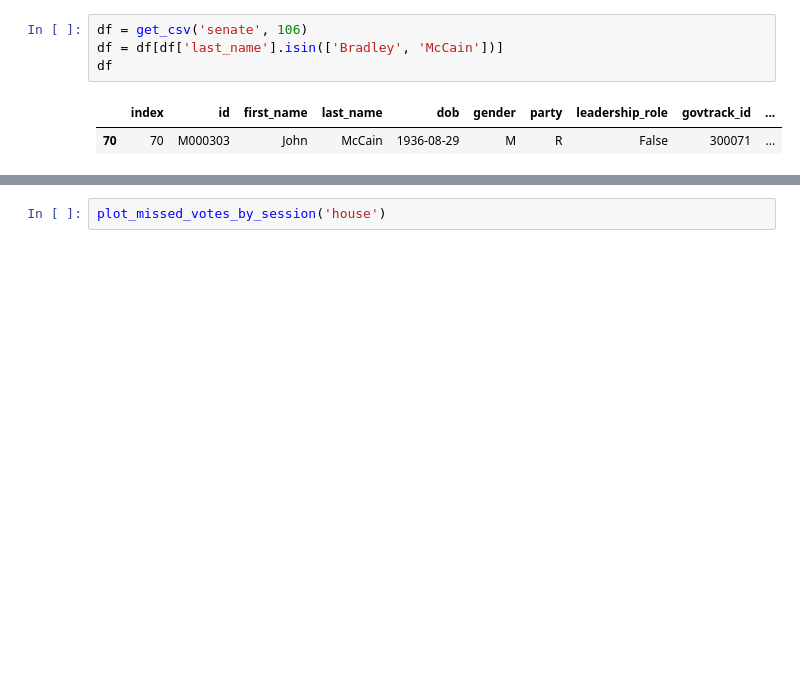
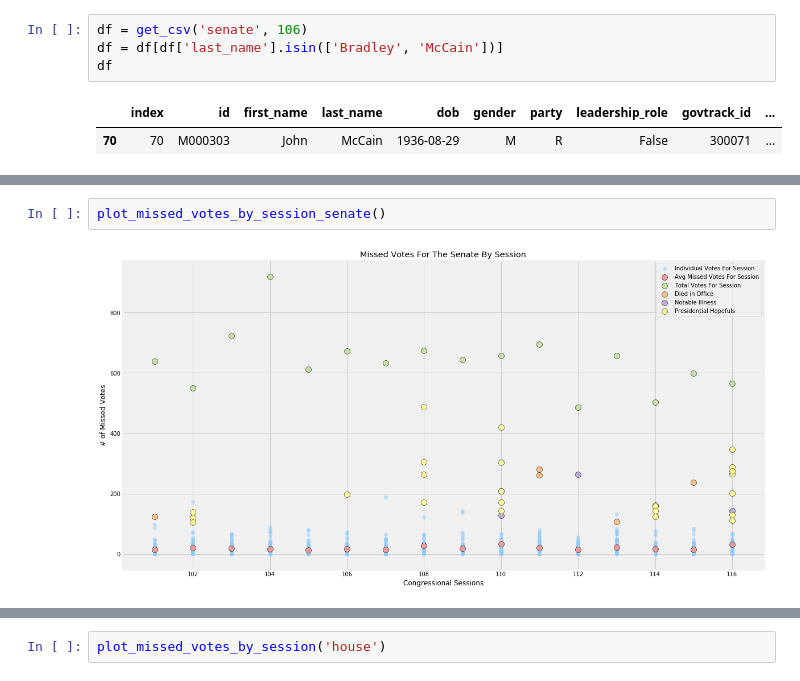
Before and after one commit to rcohngru/congressional-voting-eda, a Jupyter notebook: notebooks/Data Exploration By Session and Chamber.ipynb, the cells around one changed output, grey strips where cells are left out. Saved outputs shown, nothing was run; the diff lists cells and outputs as text; blank space fills up the shorter version.

```diff
--- a/notebooks/Data Exploration By Session and Chamber.ipynb
+++ b/notebooks/Data Exploration By Session and Chamber.ipynb
@@ -332,0 +376,4 @@ plot_missed_votes_by_session('senate')
+# %%
+plot_missed_votes_by_session_senate()
+# %% [output]
+[figure, added]
```
Also changed, not shown: parts of 8 cells of this notebook, 3 other files.
